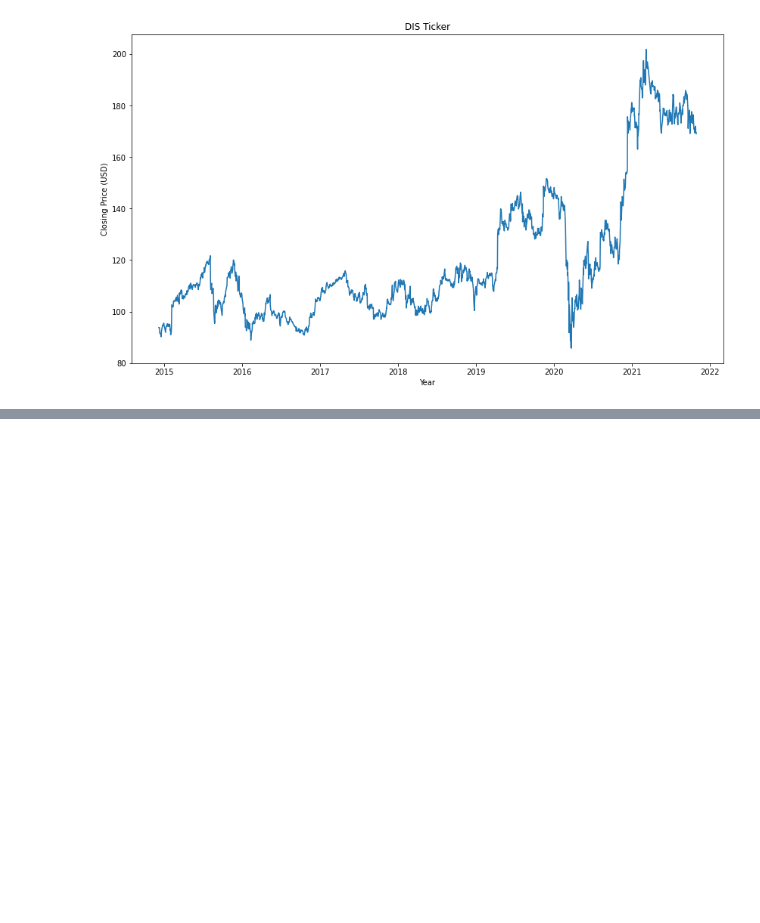
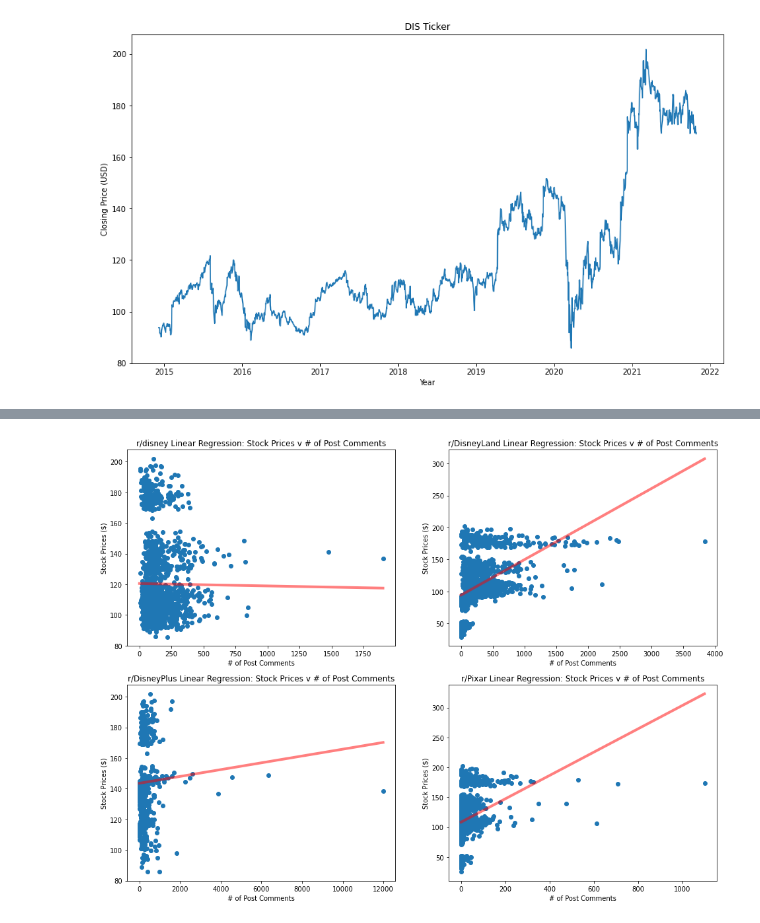
Before and after one commit to keekss/disney-reddit, a Jupyter notebook: Report Draft.ipynb, the cells around one changed output, grey strips where cells are left out. Cells and saved outputs as stored; diff of their text form; code cells hidden in the pictures; blank space fills up the shorter version.

```diff
--- a/Report Draft.ipynb
+++ b/Report Draft.ipynb
@@ -573,0 +502,22 @@ Text(0, 0.5, 'Stock Prices ($)')
+# %%
+fig, axes = plt.subplots(2, 2, figsize=(16, 12))
+
+linreg_plots = [("r/disney", X_coms_arr[0], y_arr[0], linreg_coms_arr[0]),
+               ("r/DisneyLand", X_coms_arr[1], y_arr[1], linreg_coms_arr[1]),
+               ("r/DisneyPlus", X_coms_arr[2], y_arr[2], linreg_coms_arr[2]),
+               ("r/Pixar", X_coms_arr[3], y_arr[3], linreg_coms_arr[3])
+              ]
+
+for i, ax in enumerate(fig.axes):
+    (label, X_coms, y, linreg_coms) = linreg_plots[i]
+    x_axis = np.arange(max(X_coms))
+    y_line = linreg_coms.intercept + linreg_coms.slope * x_axis
+
+    ax = plt.subplot(2, 2, i+1)
+    ax.scatter(X_coms, y)
+    plt.plot(x_axis, y_line, color='red', linewidth=4, alpha=0.5)
+    ax.set_title(label + " Linear Regression: Stock Prices v # of Post Comments")
+    ax.set_xlabel("# of Post Comments")
+    ax.set_ylabel("Stock Prices ($)")
+# %% [output]
+[figure, added]
```
Also changed, not shown: parts of 25 cells of this notebook, 1 other file.
